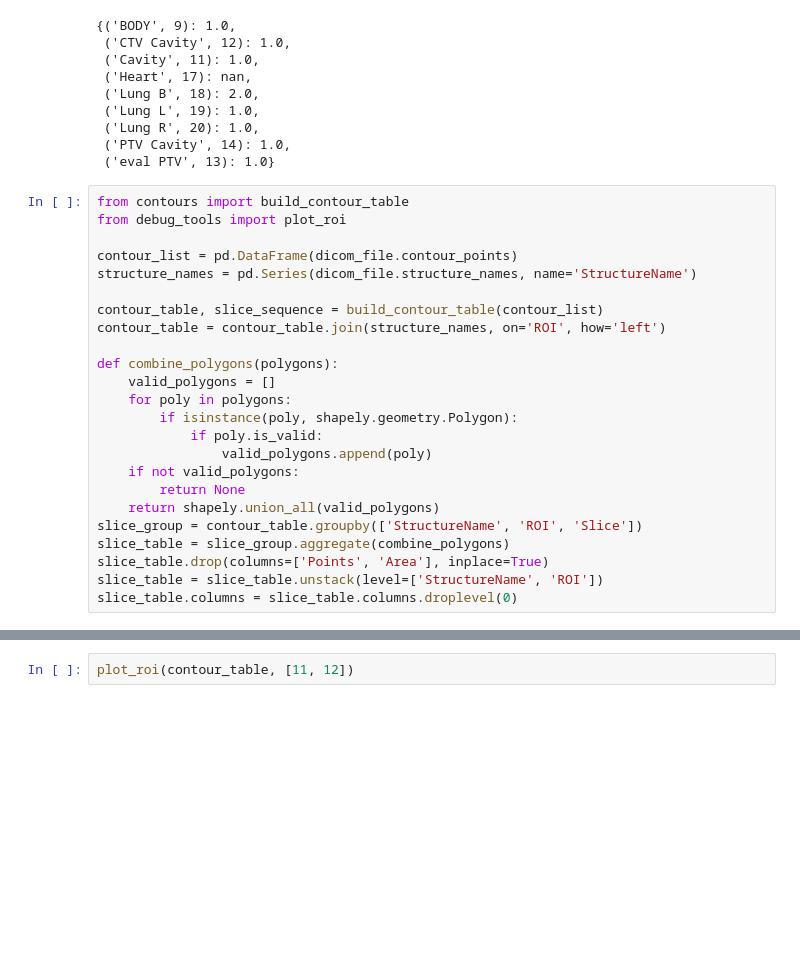
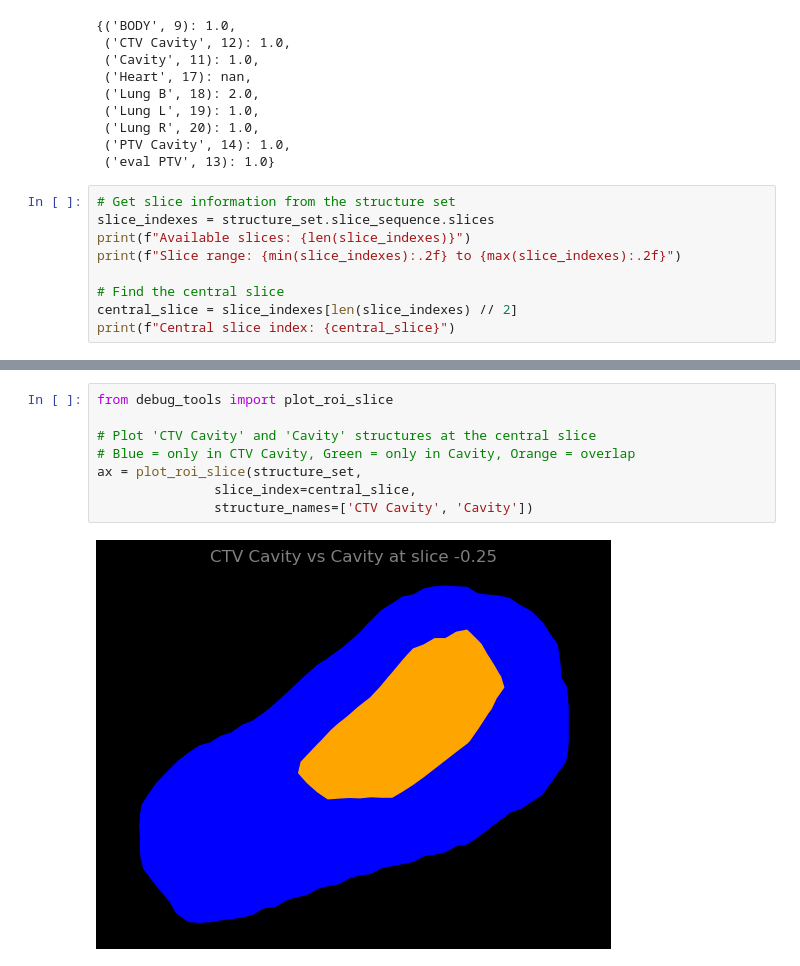
Before and after one commit to GregSal/StructureRelations, a Jupyter notebook: src/notebooks/relations/DicomStructureRelations.ipynb, the cells around one changed output, grey strips where cells are left out. Drawn from its saved outputs; the diff is of its cells as text; blank space fills up the shorter version.

Commit message:
created plot_roi_slice

```diff
--- a/src/notebooks/relations/DicomStructureRelations.ipynb
+++ b/src/notebooks/relations/DicomStructureRelations.ipynb
@@ -180,26 +180,11 @@ slice_table.loc[1.0,:].to_dict()
  ('PTV Cavity', 14): 1.0,
  ('eval PTV', 13): 1.0}
 # %%
-from contours import build_contour_table
-from debug_tools import plot_roi
+# Get slice information from the structure set
+slice_indexes = structure_set.slice_sequence.slices
+print(f"Available slices: {len(slice_indexes)}")
+print(f"Slice range: {min(slice_indexes):.2f} to {max(slice_indexes):.2f}")
 
-contour_list = pd.DataFrame(dicom_file.contour_points)
-structure_names = pd.Series(dicom_file.structure_names, name='StructureName')
-
-contour_table, slice_sequence = build_contour_table(contour_list)
-contour_table = contour_table.join(structure_names, on='ROI', how='left')
-
-def combine_polygons(polygons):
-    valid_polygons = []
-    for poly in polygons:
-        if isinstance(poly, shapely.geometry.Polygon):
-            if poly.is_valid:
-                valid_polygons.append(poly)
-    if not valid_polygons:
-        return None
-    return shapely.union_all(valid_polygons)
-slice_group = contour_table.groupby(['StructureName', 'ROI', 'Slice'])
-slice_table = slice_group.aggregate(combine_polygons)
-slice_table.drop(columns=['Points', 'Area'], inplace=True)
-slice_table = slice_table.unstack(level=['StructureName', 'ROI'])
-slice_table.columns = slice_table.columns.droplevel(0)
+# Find the central slice
+central_slice = slice_indexes[len(slice_indexes) // 2]
+print(f"Central slice index: {central_slice}")
@@ -224,2 +199,10 @@ slice_table
 # %%
-plot_roi(contour_table, [11, 12])
+from debug_tools import plot_roi_slice
+
+# Plot 'CTV Cavity' and 'Cavity' structures at the central slice
+# Blue = only in CTV Cavity, Green = only in Cavity, Orange = overlap
+ax = plot_roi_slice(structure_set,
+               slice_index=central_slice,
+               structure_names=['CTV Cavity', 'Cavity'])
+# %% [output]
+[figure, added]
```
Also changed, not shown: parts of 6 cells of this notebook, 1 other file.
